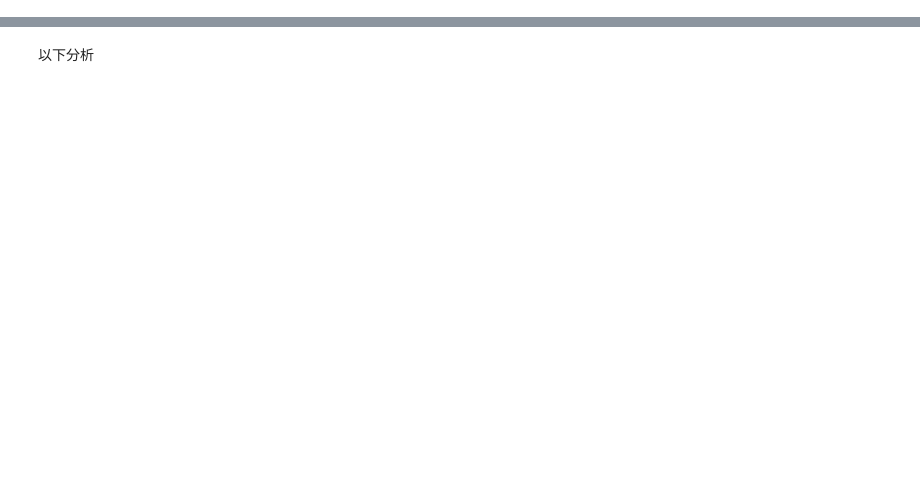
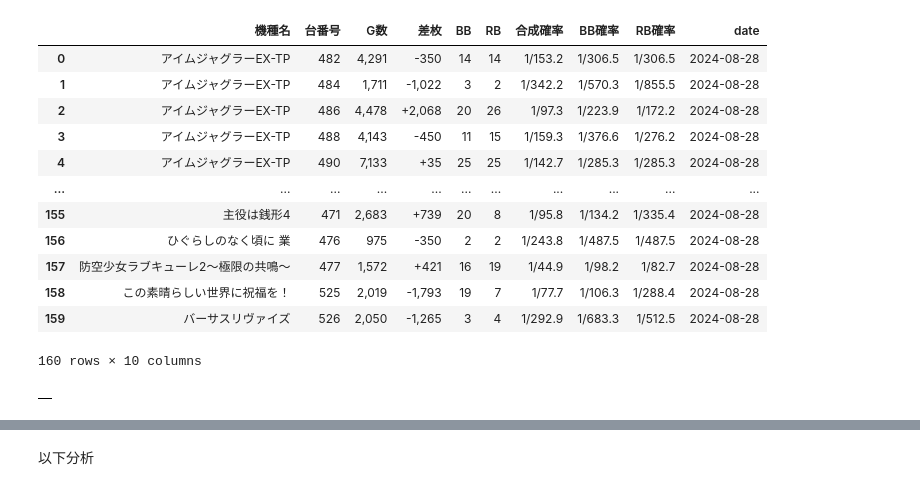
Before and after one commit to hohoishi/Tibame, a Jupyter notebook: ana_slo_f/crawler_new.ipynb, the cells around one changed output, grey strips where cells are left out. Saved outputs shown, nothing was run; the diff lists cells and outputs as text; code cells hidden in the pictures; blank space fills up the shorter version.

```diff
--- a/ana_slo_f/crawler_new.ipynb
+++ b/ana_slo_f/crawler_new.ipynb
@@ -20,0 +262,22 @@ def get_date_data(country, brand , storename):
+# %%
+df_all = _get_slot_data('2024-08-28' ,'ロイヤル網走店' )
+df_all
+# %% [output]
+|  | 機種名 | 台番号 | G数 | 差枚 | BB | RB | 合成確率 | BB確率 | RB確率 | date |
+| 0 | アイムジャグラーEX-TP | 482 | 4,291 | -350 | 14 | 14 | 1/153.2 | 1/306.5 | 1/306.5 | 2024-08-28 |
+| 1 | アイムジャグラーEX-TP | 484 | 1,711 | -1,022 | 3 | 2 | 1/342.2 | 1/570.3 | 1/855.5 | 2024-08-28 |
+| 2 | アイムジャグラーEX-TP | 486 | 4,478 | +2,068 | 20 | 26 | 1/97.3 | 1/223.9 | 1/172.2 | 2024-08-28 |
+| 3 | アイムジャグラーEX-TP | 488 | 4,143 | -450 | 11 | 15 | 1/159.3 | 1/376.6 | 1/276.2 | 2024-08-28 |
+| 4 | アイムジャグラーEX-TP | 490 | 7,133 | +35 | 25 | 25 | 1/142.7 | 1/285.3 | 1/285.3 | 2024-08-28 |
+| ... | ... | ... | ... | ... | ... | ... | ... | ... | ... | ... |
+| 155 | 主役は銭形4 | 471 | 2,683 | +739 | 20 | 8 | 1/95.8 | 1/134.2 | 1/335.4 | 2024-08-28 |
+| 156 | ひぐらしのなく頃に 業 | 476 | 975 | -350 | 2 | 2 | 1/243.8 | 1/487.5 | 1/487.5 | 2024-08-28 |
+| 157 | 防空少女ラブキューレ2～極限の共鳴～ | 477 | 1,572 | +421 | 16 | 19 | 1/44.9 | 1/98.2 | 1/82.7 | 2024-08-28 |
+| 158 | この素晴らしい世界に祝福を！ | 525 | 2,019 | -1,793 | 19 | 7 | 1/77.7 | 1/106.3 | 1/288.4 | 2024-08-28 |
+| 159 | バーサスリヴァイズ | 526 | 2,050 | -1,265 | 3 | 4 | 1/292.9 | 1/683.3 | 1/512.5 | 2024-08-28 |
+160 rows × 10 columns
+# %%
+df_all = pd.DataFrame()
+df_all
+# %% [output]
+|  |
```
Also changed, not shown: parts of 29 cells of this notebook, 5 other files.
